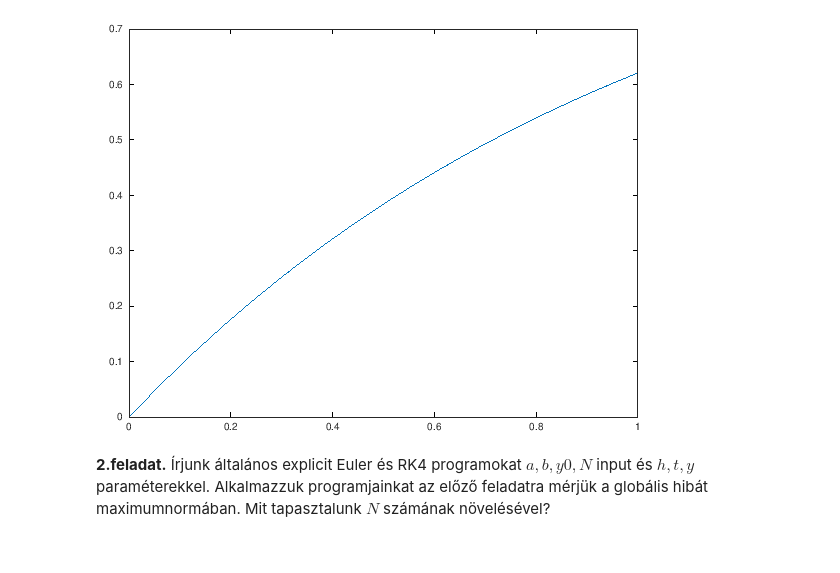
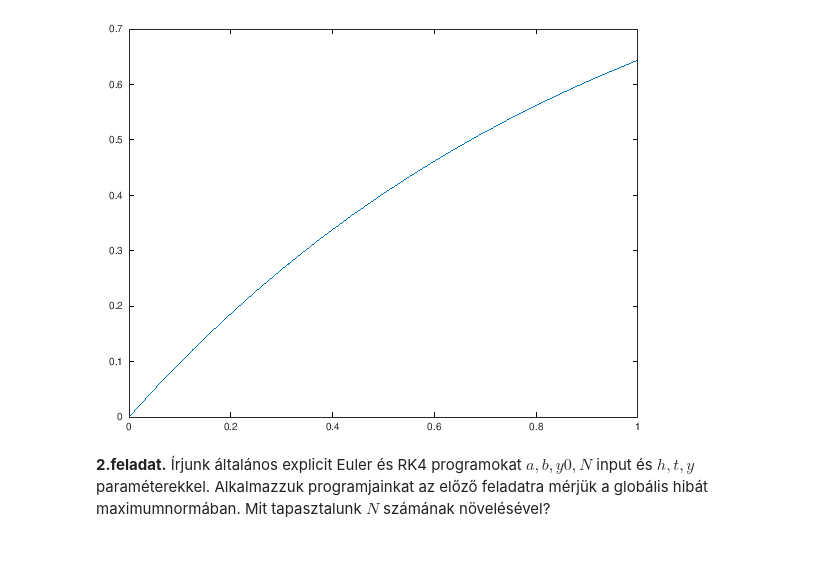
Before and after one commit to feipaat/AlkalmazottAnalizis2_Sz-ELTE-, a Jupyter notebook: 4.feladatsor.ipynb, the cells around one changed output. Cells and saved outputs as stored; diff of their text form; code cells hidden in the pictures.

```diff
--- a/4.feladatsor.ipynb
+++ b/4.feladatsor.ipynb
@@ -19,16 +19,16 @@ kezdetiérték-feladatot. Alkalmazzuk a feladatra az explicit Euler módszert az
 <br>
 # %%
 a=0; b=1; y0=0; N=16;
-h=(b-a)/(N+1);
+h=(b-a)/N;
 t=linspace(a,b,N+1);
 y=zeros(1,N+1);
 y(1)=y0;
 for j=1:N
     y(j+1)=y(j)+h*(1-y(j));
 end
 plot(t,y)
 # %% [output]
-[figure, old version]
+[figure, new version]
 # %% [markdown]
 <b>2.feladat.</b> Írjunk általános explicit Euler és RK4 programokat $a,b,y0,N$ input és $h,t,y$ paraméterekkel. Alkalmazzuk programjainkat az előző feladatra mérjük a globális hibát maximumnormában. Mit tapasztalunk $N$ számának növelésével?
 
```
